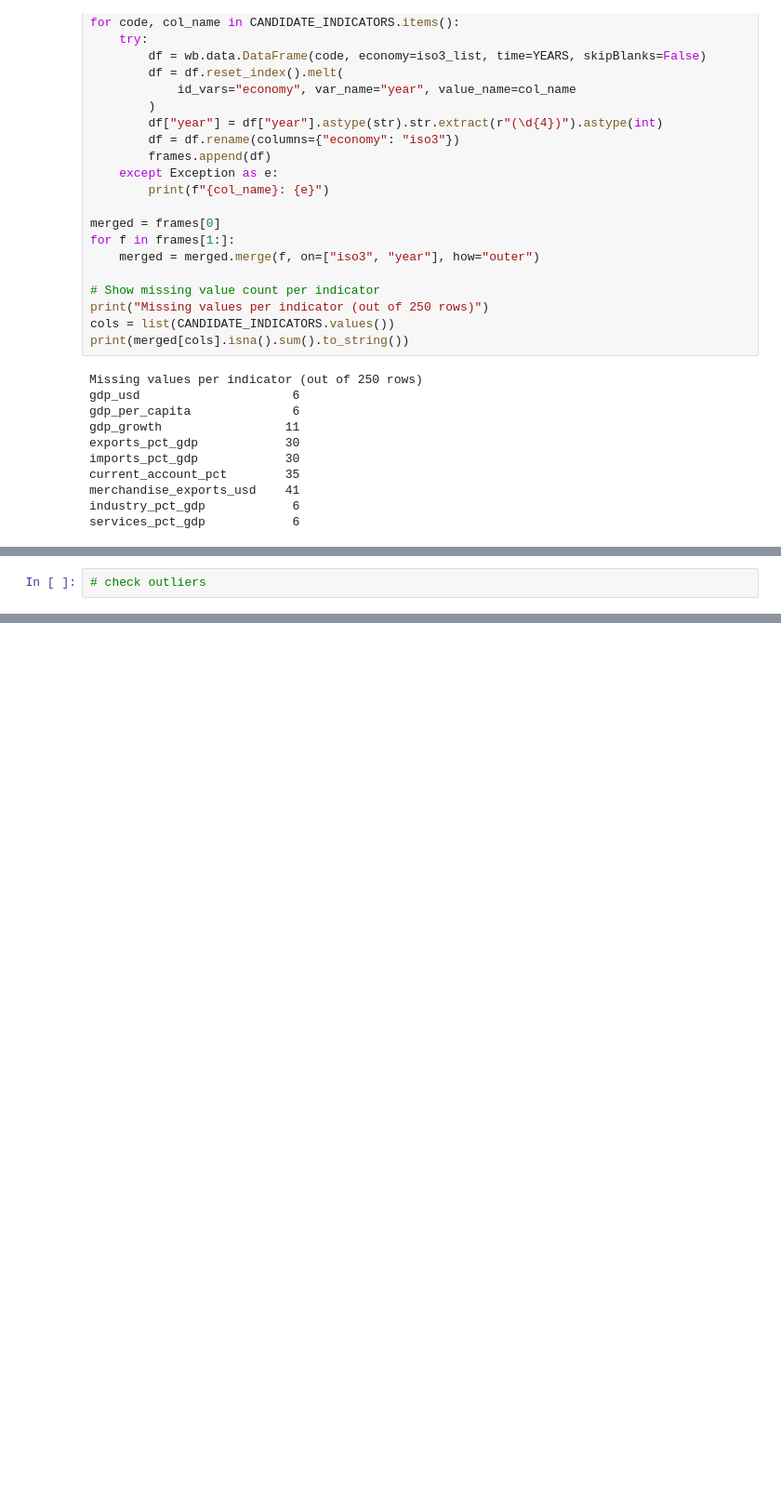
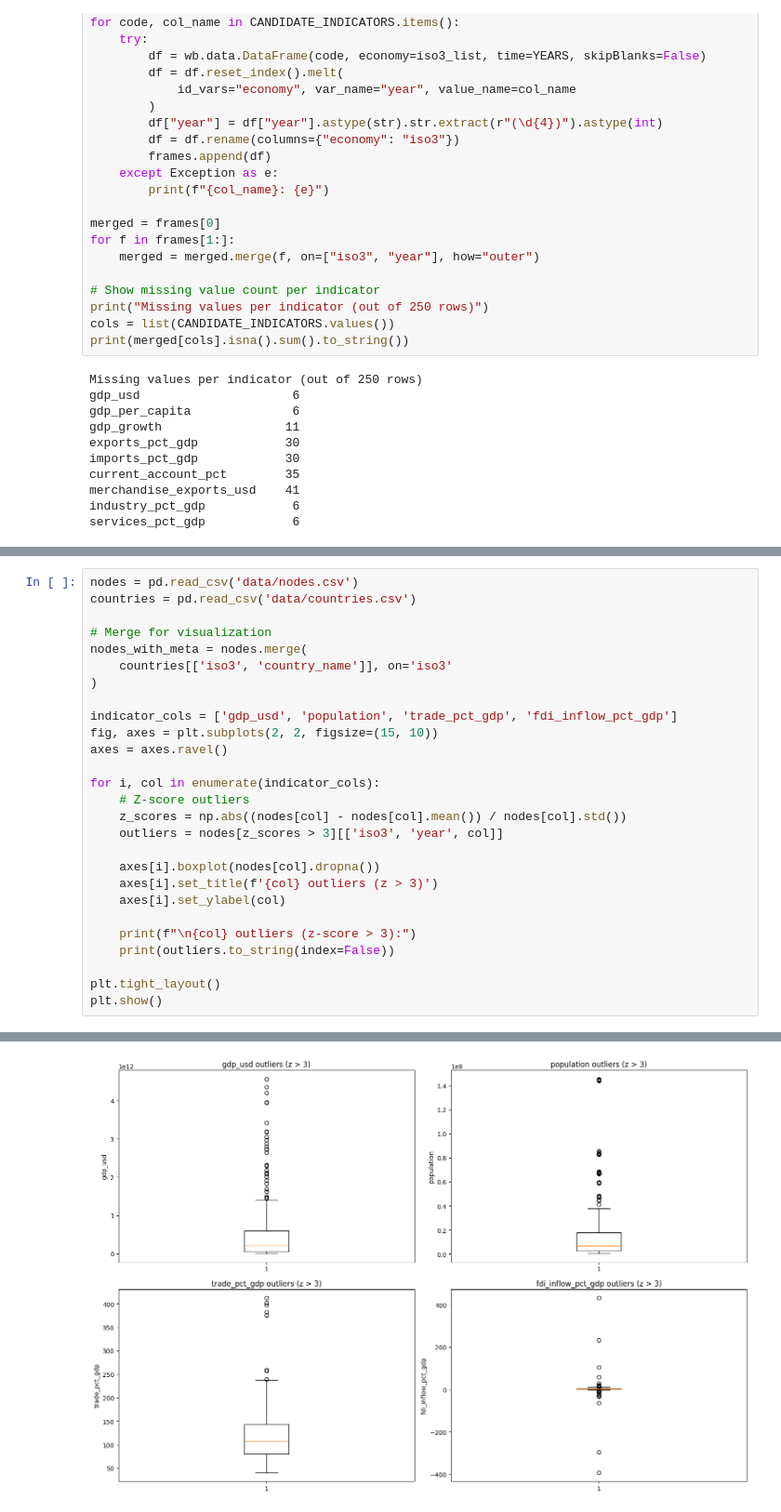
Before and after one commit to cathylyirang/FinTech590_Team2, a Jupyter notebook: main.ipynb, the cells around one changed output, grey strips where cells are left out. Shown at 93% size. Saved outputs shown, nothing was run; the diff lists cells and outputs as text; blank space fills up the shorter version.

```diff
--- a/main.ipynb
+++ b/main.ipynb
@@ -460,2 +717,28 @@ services_pct_gdp            6
 # %%
-# check outliers
+nodes = pd.read_csv('data/nodes.csv')
+countries = pd.read_csv('data/countries.csv')
+
+# Merge for visualization
+nodes_with_meta = nodes.merge(
+    countries[['iso3', 'country_name']], on='iso3'
+)
+
+indicator_cols = ['gdp_usd', 'population', 'trade_pct_gdp', 'fdi_inflow_pct_gdp']
+fig, axes = plt.subplots(2, 2, figsize=(15, 10))
+axes = axes.ravel()
+
+for i, col in enumerate(indicator_cols):
+    # Z-score outliers
+    z_scores = np.abs((nodes[col] - nodes[col].mean()) / nodes[col].std())
+    outliers = nodes[z_scores > 3][['iso3', 'year', col]]
+
+    axes[i].boxplot(nodes[col].dropna())
+    axes[i].set_title(f'{col} outliers (z > 3)')
+    axes[i].set_ylabel(col)
+
+    print(f"\n{col} outliers (z-score > 3):")
+    print(outliers.to_string(index=False))
+
+plt.tight_layout()
+plt.show()
+# %% [output]
@@ -461,0 +762 @@ services_pct_gdp            6
+[figure, added]
```
Also changed, not shown: parts of 38 cells of this notebook.
